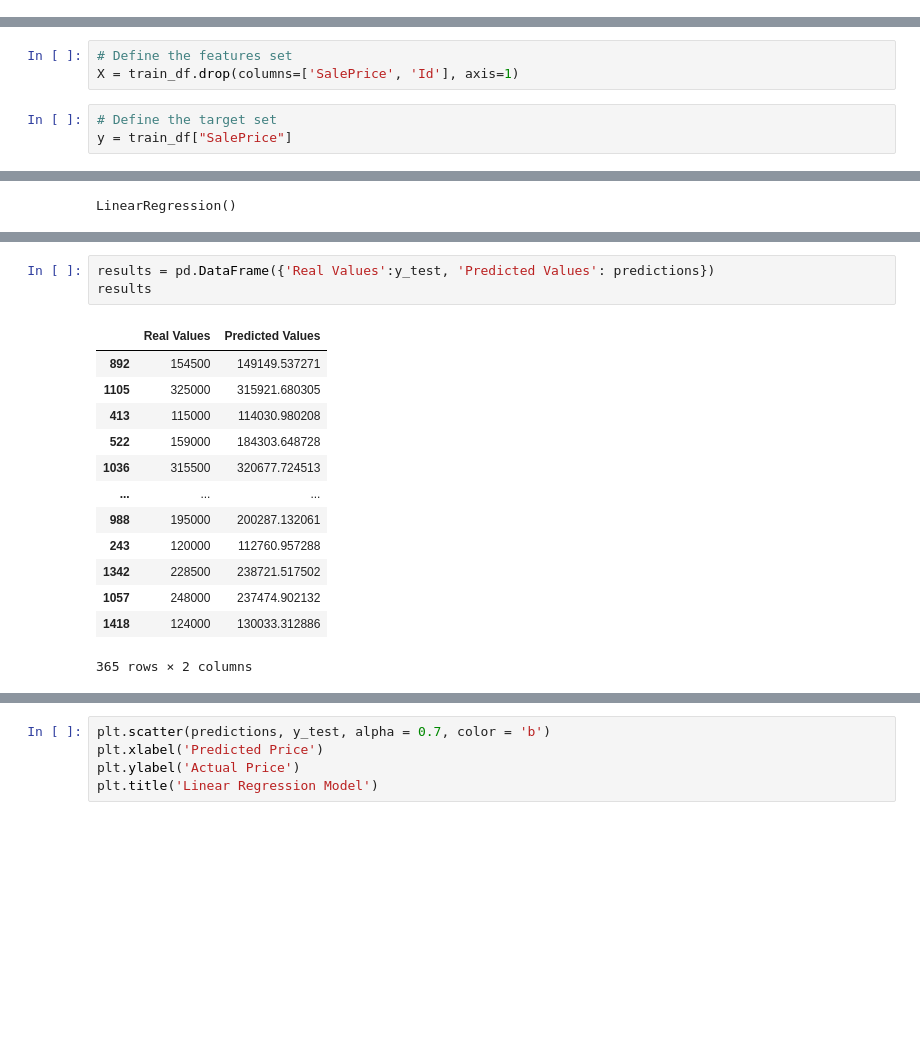
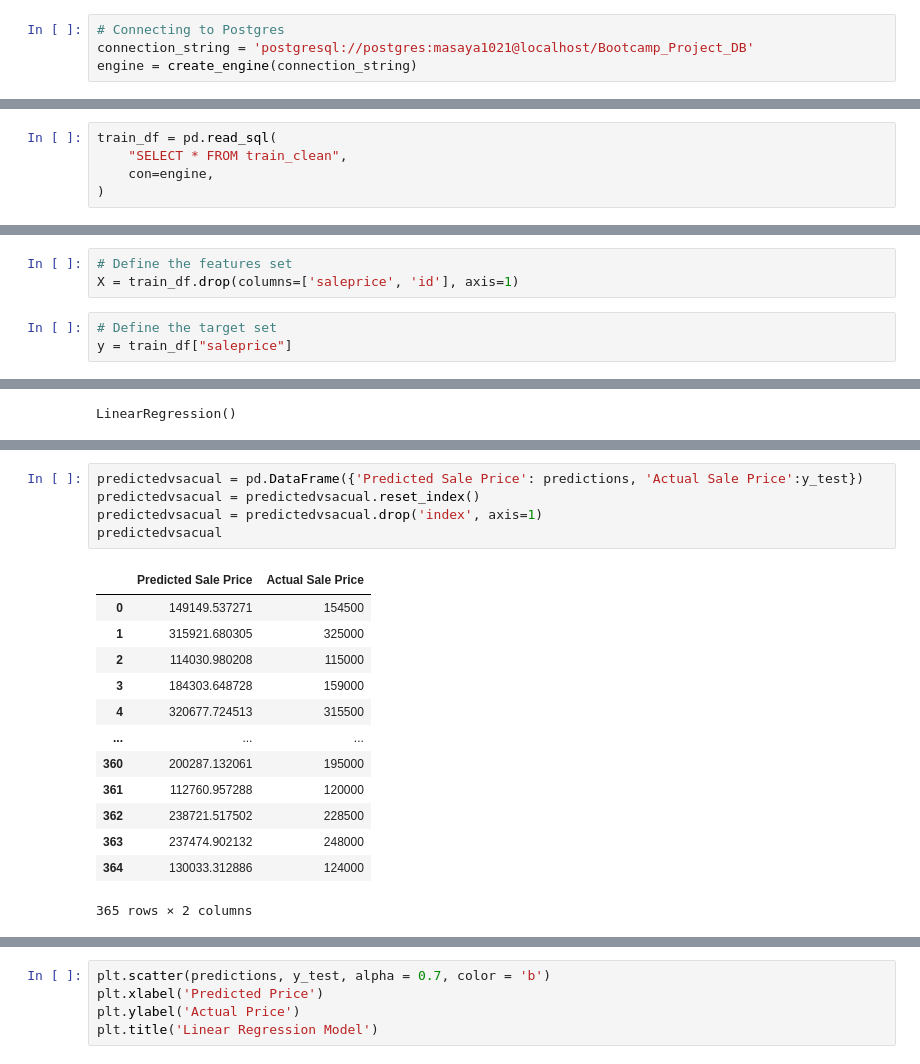
Before and after one commit to JabboRamirez/BootCamp_Project, a Jupyter notebook: Linear_Regression_Housing_Prices.ipynb, the cells around one changed output, grey strips where cells are left out. Cells and saved outputs as stored; diff of their text form; blank space fills up the shorter version.

```diff
--- a/Linear_Regression_Housing_Prices.ipynb
+++ b/Linear_Regression_Housing_Prices.ipynb
@@ -14,0 +15,4 @@ train_df = pd.read_csv(file_to_load)
+# %%
+# Connecting to Postgres
+connection_string = 'postgresql://postgres:masaya1021@localhost/Bootcamp_Project_DB'
+engine = create_engine(connection_string)
@@ -14,0 +45,5 @@ train_df = pd.read_csv(file_to_load)
+# %%
+train_df = pd.read_sql(
+    "SELECT * FROM train_clean",
+    con=engine,
+)
@@ -15,9 +60,9 @@ train_df = pd.read_csv(file_to_load)
 # %%
 # Define the features set
-X = train_df.drop(columns=['SalePrice', 'Id'], axis=1)
+X = train_df.drop(columns=['saleprice', 'id'], axis=1)
 # %%
 # Define the target set
-y = train_df["SalePrice"]
+y = train_df["saleprice"]
 # %%
 # Splitting into Train and Test sets.
 X_train, X_test, y_train, y_test = train_test_split(X, y, random_state=42)
@@ -56,17 +101,19 @@ array([149149.53727129, 315921.68030488, 114030.9802078 , 184303.64872835,
 # %%
-results = pd.DataFrame({'Real Values':y_test, 'Predicted Values': predictions})
-results
+predictedvsacual = pd.DataFrame({'Predicted Sale Price': predictions, 'Actual Sale Price':y_test})
+predictedvsacual = predictedvsacual.reset_index()
+predictedvsacual = predictedvsacual.drop('index', axis=1)
+predictedvsacual
 # %% [output]
-|  | Real Values | Predicted Values |
-| 892 | 154500 | 149149.537271 |
-| 1105 | 325000 | 315921.680305 |
-| 413 | 115000 | 114030.980208 |
-| 522 | 159000 | 184303.648728 |
-| 1036 | 315500 | 320677.724513 |
+|  | Predicted Sale Price | Actual Sale Price |
+| 0 | 149149.537271 | 154500 |
+| 1 | 315921.680305 | 325000 |
+| 2 | 114030.980208 | 115000 |
+| 3 | 184303.648728 | 159000 |
+| 4 | 320677.724513 | 315500 |
 | ... | ... | ... |
-| 988 | 195000 | 200287.132061 |
-| 243 | 120000 | 112760.957288 |
-| 1342 | 228500 | 238721.517502 |
-| 1057 | 248000 | 237474.902132 |
-| 1418 | 124000 | 130033.312886 |
+| 360 | 200287.132061 | 195000 |
+| 361 | 112760.957288 | 120000 |
+| 362 | 238721.517502 | 228500 |
+| 363 | 237474.902132 | 248000 |
+| 364 | 130033.312886 | 124000 |
 365 rows × 2 columns
```
Also changed, not shown: parts of 17 cells of this notebook.
